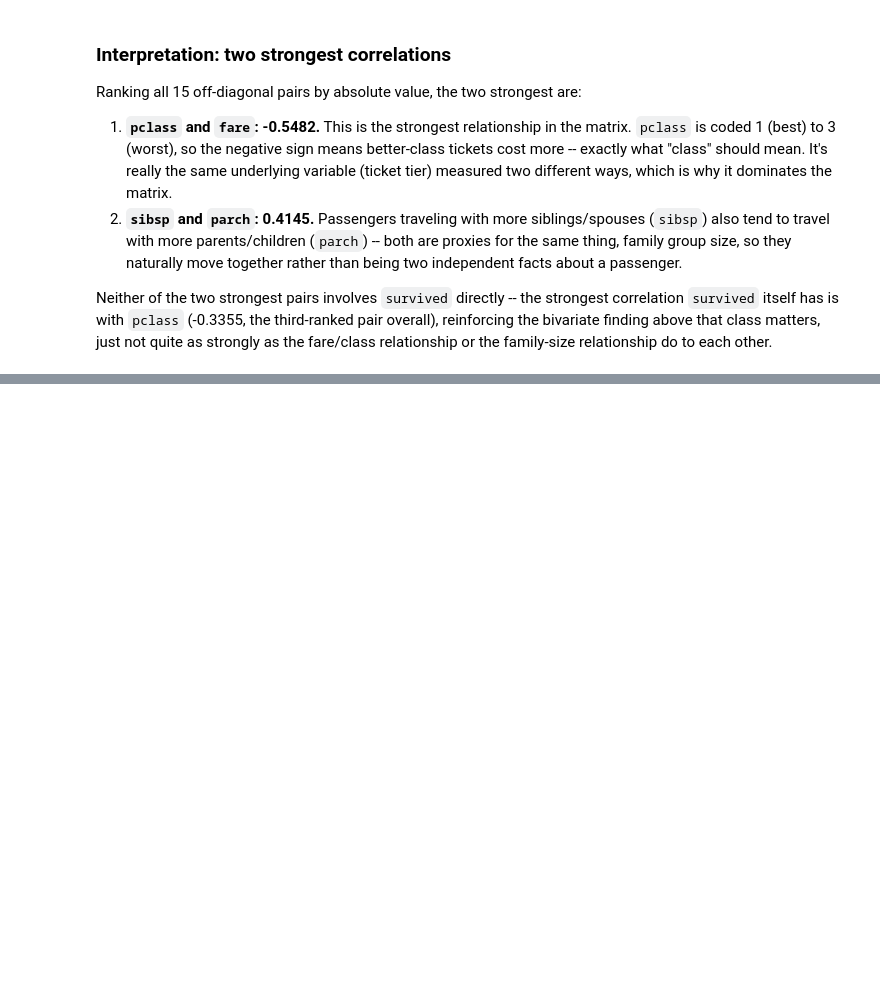
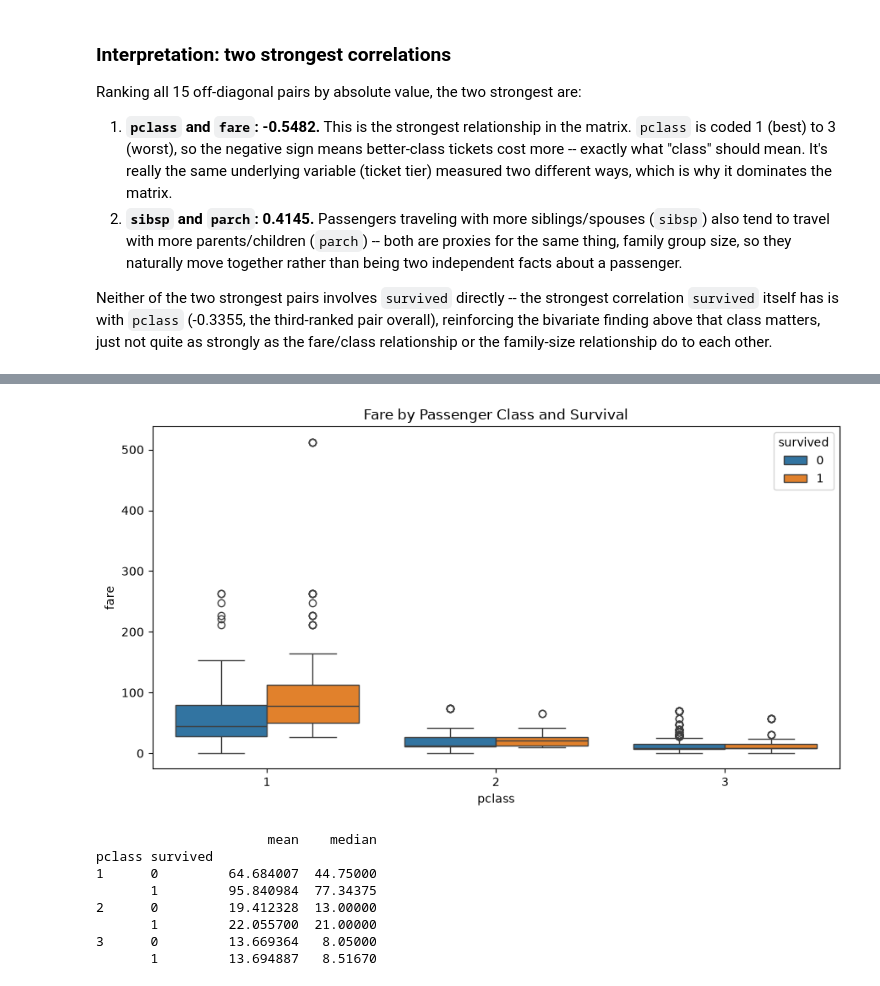
Before and after one commit to karanamsai1976-dotcom/zepto-data-ai-platform-capstone, a Jupyter notebook: analytics/01_eda.ipynb, the cells around one changed output, grey strips where cells are left out. Drawn from its saved outputs; the diff is of its cells as text; code cells hidden in the pictures; blank space fills up the shorter version.

```diff
--- a/analytics/01_eda.ipynb
+++ b/analytics/01_eda.ipynb
@@ -357,0 +416,19 @@ family-size relationship do to each other.
+# %%
+plt.figure(figsize=(9, 5))
+sns.boxplot(data=df_eda, x="pclass", y="fare", hue="survived")
+plt.title("Fare by Passenger Class and Survival")
+plt.tight_layout()
+plt.savefig("charts/fare_by_class_and_survival.png", dpi=100)
+plt.show()
+
+print(df_eda.groupby(["pclass", "survived"])["fare"].agg(["mean", "median"]))
+# %% [output]
+[figure, added]
+                      mean    median
+pclass survived
+1      0         64.684007  44.75000
+       1         95.840984  77.34375
+2      0         19.412328  13.00000
+       1         22.055700  21.00000
+3      0         13.669364   8.05000
+       1         13.694887   8.51670
```
Also changed, not shown: parts of 11 cells of this notebook, 4 other files.
